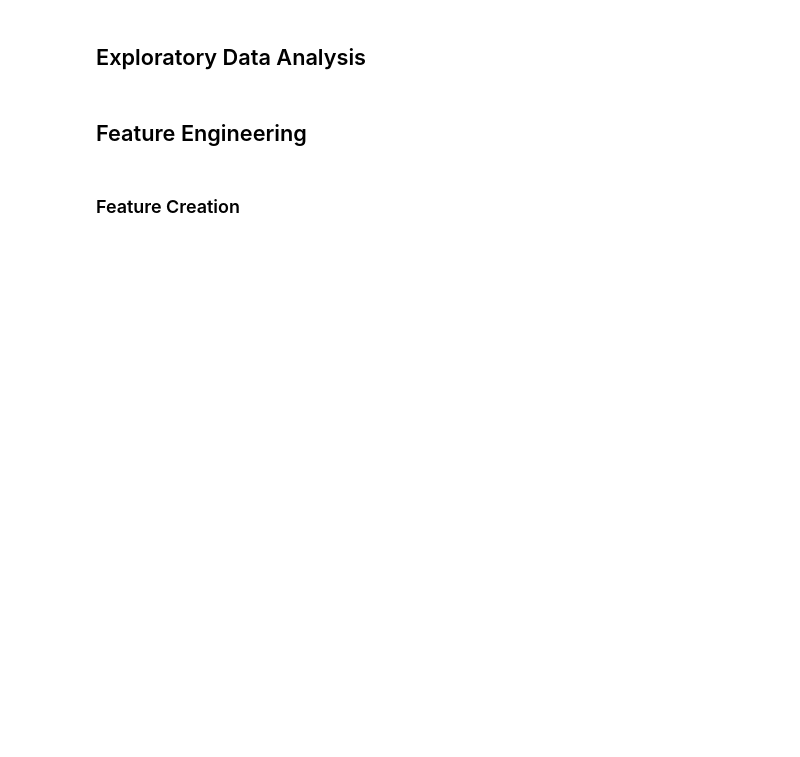
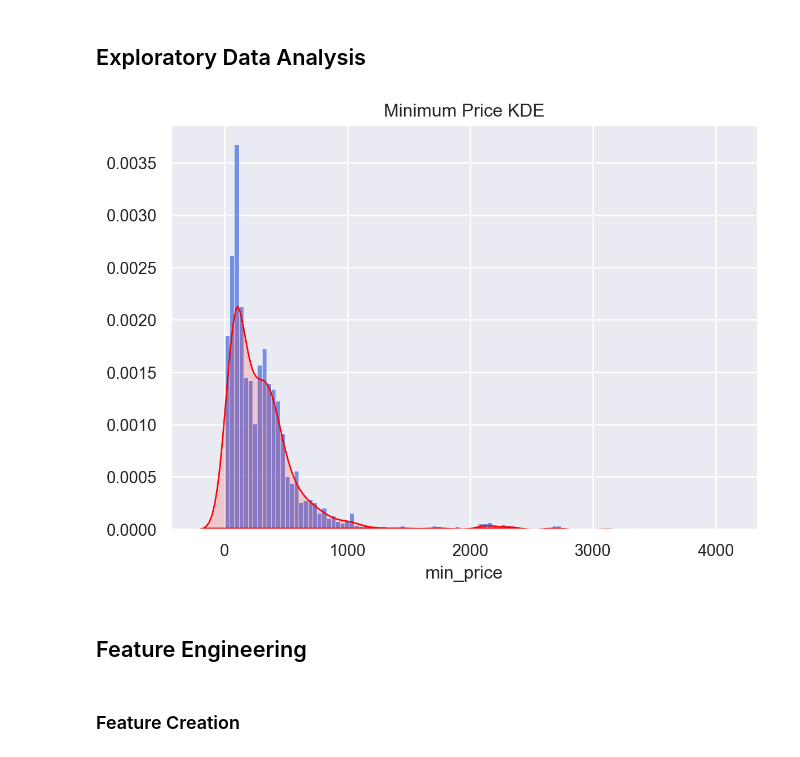
Before and after one commit to jxareas/laptop-price-catboost, a Jupyter notebook: notebooks/laptop_price_catboost.ipynb, the cells around one changed output. Cells and saved outputs as stored; diff of their text form; code cells hidden in the pictures; blank space fills up the shorter version.

```diff
--- a/notebooks/laptop_price_catboost.ipynb
+++ b/notebooks/laptop_price_catboost.ipynb
@@ -53,3 +70,12 @@ df.head(n=10)
 ## Exploratory Data Analysis
 # %%
 # TODO : Exploratory Data Analysis
+# %%
+(
+    so.Plot(df, x='min_price')
+    .add(so.Bars(color='royalblue'), so.Hist('density'))
+    .add(so.Area(color='red', alpha=.15), so.KDE())
+    .label(title='Minimum Price KDE')
+)
+# %% [output]
+[figure, added]
```
Also changed, not shown: parts of 21 cells of this notebook, 7 other files.
